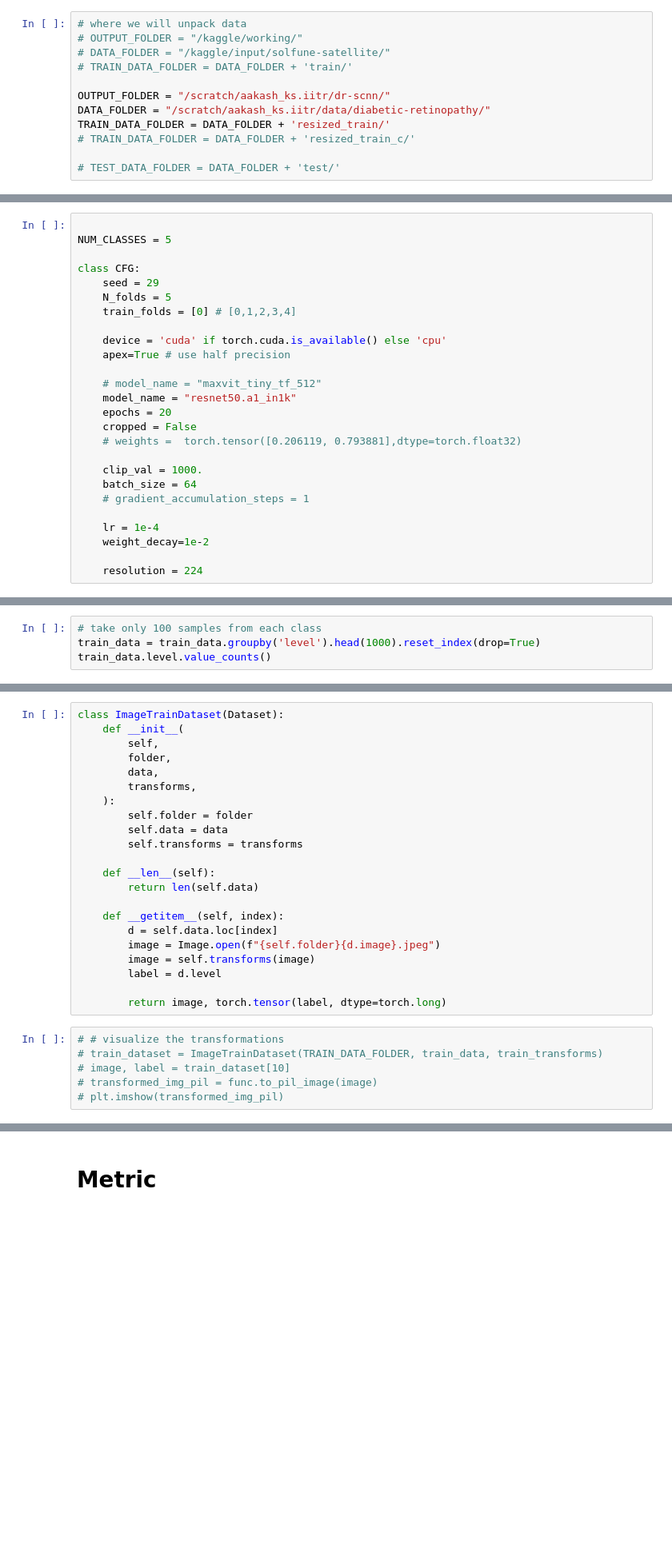
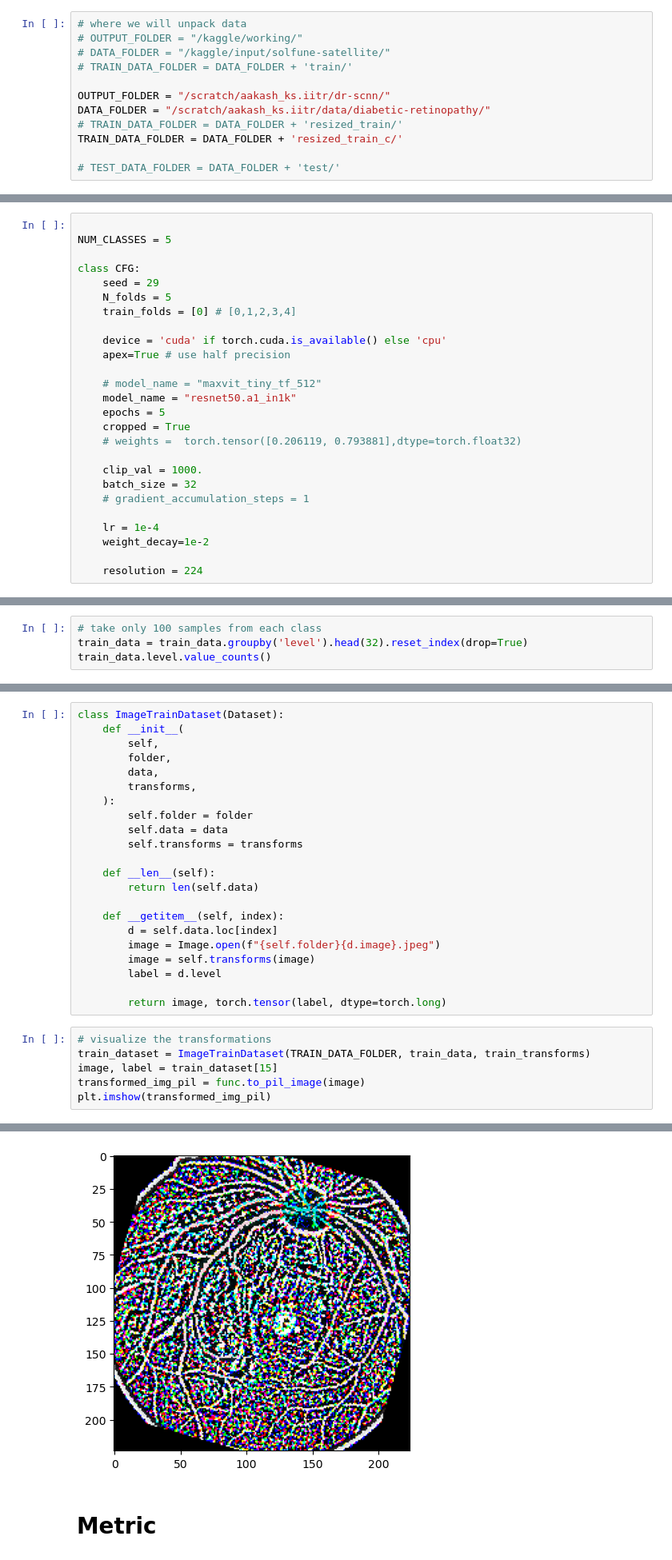
Before and after one commit to aakashks/SupCon-DR, a Jupyter notebook: model_full_train.ipynb, the cells around one changed output, grey strips where cells are left out. Shown: that part at 80% size. Drawn from its saved outputs; the diff is of its cells as text; blank space fills up the shorter version.

```diff
--- a/model_full_train.ipynb
+++ b/model_full_train.ipynb
@@ -8,8 +8,8 @@
 
 OUTPUT_FOLDER = "/scratch/aakash_ks.iitr/dr-scnn/"
 DATA_FOLDER = "/scratch/aakash_ks.iitr/data/diabetic-retinopathy/"
-TRAIN_DATA_FOLDER = DATA_FOLDER + 'resized_train/'
-# TRAIN_DATA_FOLDER = DATA_FOLDER + 'resized_train_c/'
+# TRAIN_DATA_FOLDER = DATA_FOLDER + 'resized_train/'
+TRAIN_DATA_FOLDER = DATA_FOLDER + 'resized_train_c/'
 
 # TEST_DATA_FOLDER = DATA_FOLDER + 'test/'
 # %% [markdown]
@@ -47,12 +47,12 @@ class CFG:
 
     # model_name = "maxvit_tiny_tf_512"
     model_name = "resnet50.a1_in1k"
-    epochs = 20
-    cropped = False
+    epochs = 5
+    cropped = True
     # weights =  torch.tensor([0.206119, 0.793881],dtype=torch.float32)
 
     clip_val = 1000.
-    batch_size = 64
+    batch_size = 32
     # gradient_accumulation_steps = 1
 
     lr = 1e-4
@@ -124,7 +120,7 @@ level
 Name: count, dtype: int64
 # %%
 # take only 100 samples from each class
-train_data = train_data.groupby('level').head(1000).reset_index(drop=True)
+train_data = train_data.groupby('level').head(32).reset_index(drop=True)
 train_data.level.value_counts()
 # %% [output]
 level
@@ -203,8 +199,9 @@ class ImageTrainDataset(Dataset):
 
         return image, torch.tensor(label, dtype=torch.long)
 # %%
-# # visualize the transformations
-# train_dataset = ImageTrainDataset(TRAIN_DATA_FOLDER, train_data, train_transforms)
-# image, label = train_dataset[10]
-# transformed_img_pil = func.to_pil_image(image)
-# plt.imshow(transformed_img_pil)
+# visualize the transformations
+train_dataset = ImageTrainDataset(TRAIN_DATA_FOLDER, train_data, train_transforms)
+image, label = train_dataset[15]
+transformed_img_pil = func.to_pil_image(image)
+plt.imshow(transformed_img_pil)
+# %% [output]
@@ -211,3 +209,4 @@ class ImageTrainDataset(Dataset):
+[figure, added]
 # %% [markdown]
 # Metric
 # %%
```
Also changed, not shown: parts of 13 cells of this notebook, 1 other file.
